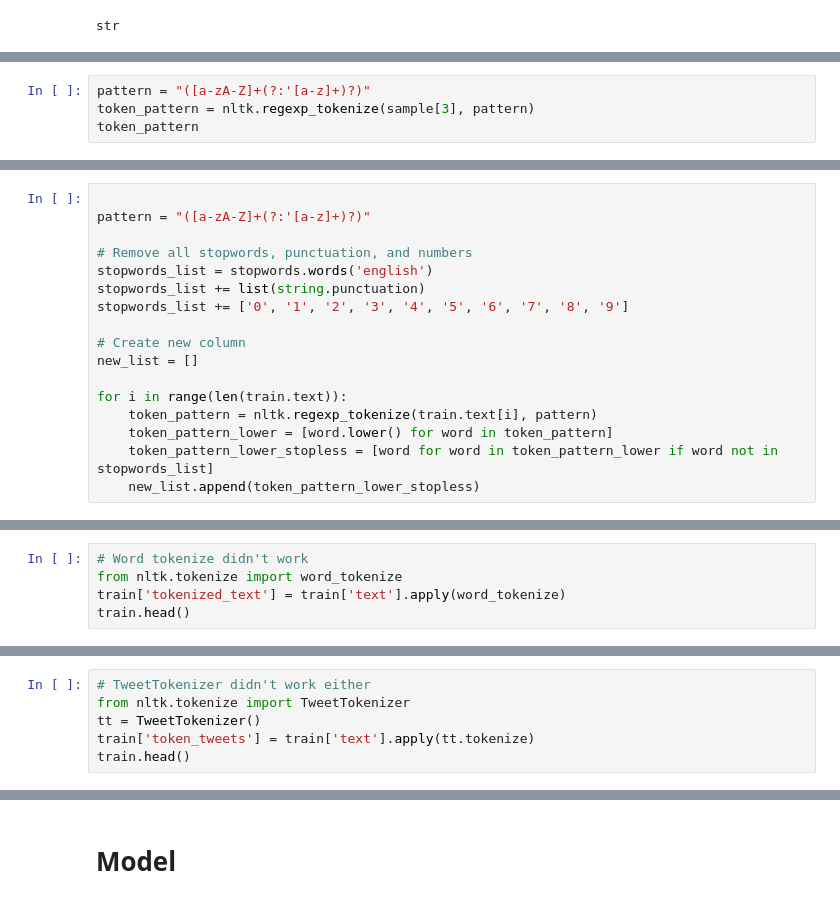
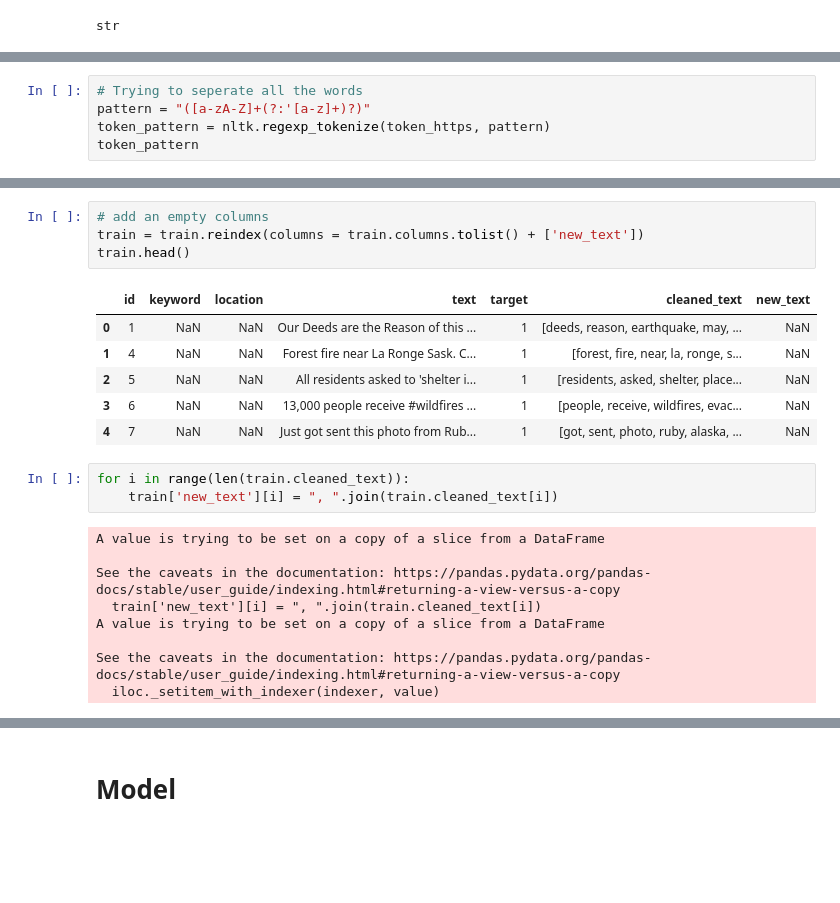
Before and after one commit to twhipple/Disaster_Tweets_NLP, a Jupyter notebook: Disaster_Tweets_Notebook.ipynb, the cells around one changed output, grey strips where cells are left out. Saved outputs shown, nothing was run; the diff lists cells and outputs as text; blank space fills up the shorter version.

Commit message:
Worked on nltk

```diff
--- a/Disaster_Tweets_Notebook.ipynb
+++ b/Disaster_Tweets_Notebook.ipynb
@@ -197,5 +217,6 @@ str
 # %%
+# Trying to seperate all the words
 pattern = "([a-zA-Z]+(?:'[a-z]+)?)"
-token_pattern = nltk.regexp_tokenize(sample[3], pattern)
+token_pattern = nltk.regexp_tokenize(token_https, pattern)
 token_pattern
 # %% [output]
@@ -263,20 +256,3 @@ train.head()
-# %%
-
-pattern = "([a-zA-Z]+(?:'[a-z]+)?)"
-
-# Remove all stopwords, punctuation, and numbers
-stopwords_list = stopwords.words('english')
-stopwords_list += list(string.punctuation)
-stopwords_list += ['0', '1', '2', '3', '4', '5', '6', '7', '8', '9']
-
-# Create new column
-new_list = []
-
-for i in range(len(train.text)):
-    token_pattern = nltk.regexp_tokenize(train.text[i], pattern)
-    token_pattern_lower = [word.lower() for word in token_pattern]
-    token_pattern_lower_stopless = [word for word in token_pattern_lower if word not in stopwords_list]
-    new_list.append(token_pattern_lower_stopless)
 # %%
 # Add column to df
 train['cleaned_text'] = new_list
@@ -293,5 +266,0 @@ train.head()
-# %%
-# Word tokenize didn't work
-from nltk.tokenize import word_tokenize
-train['tokenized_text'] = train['text'].apply(word_tokenize)
-train.head()
@@ -305,6 +266,0 @@ train.head()
-# %%
-# TweetTokenizer didn't work either
-from nltk.tokenize import TweetTokenizer
-tt = TweetTokenizer()
-train['token_tweets'] = train['text'].apply(tt.tokenize)
-train.head()
@@ -317,0 +267,23 @@ train.head()
+# %%
+# add an empty columns
+train = train.reindex(columns = train.columns.tolist() + ['new_text'])
+train.head()
+# %% [output]
+|  | id | keyword | location | text | target | cleaned_text | new_text |
+| 0 | 1 | NaN | NaN | Our Deeds are the Reason of this ... | 1 | [deeds, reason, earthquake, may, ... | NaN |
+| 1 | 4 | NaN | NaN | Forest fire near La Ronge Sask. C... | 1 | [forest, fire, near, la, ronge, s... | NaN |
+| 2 | 5 | NaN | NaN | All residents asked to 'shelter i... | 1 | [residents, asked, shelter, place... | NaN |
+| 3 | 6 | NaN | NaN | 13,000 people receive #wildfires ... | 1 | [people, receive, wildfires, evac... | NaN |
+| 4 | 7 | NaN | NaN | Just got sent this photo from Rub... | 1 | [got, sent, photo, ruby, alaska, ... | NaN |
+# %%
+for i in range(len(train.cleaned_text)):
+    train['new_text'][i] = ", ".join(train.cleaned_text[i])
+# %% [output]
+A value is trying to be set on a copy of a slice from a DataFrame
+
+See the caveats in the documentation: https://pandas.pydata.org/pandas-docs/stable/user_guide/indexing.html#returning-a-view-versus-a-copy
+  train['new_text'][i] = ", ".join(train.cleaned_text[i])
+A value is trying to be set on a copy of a slice from a DataFrame
+
+See the caveats in the documentation: https://pandas.pydata.org/pandas-docs/stable/user_guide/indexing.html#returning-a-view-versus-a-copy
+  iloc._setitem_with_indexer(indexer, value)
```
Also changed, not shown: parts of 34 cells of this notebook.
